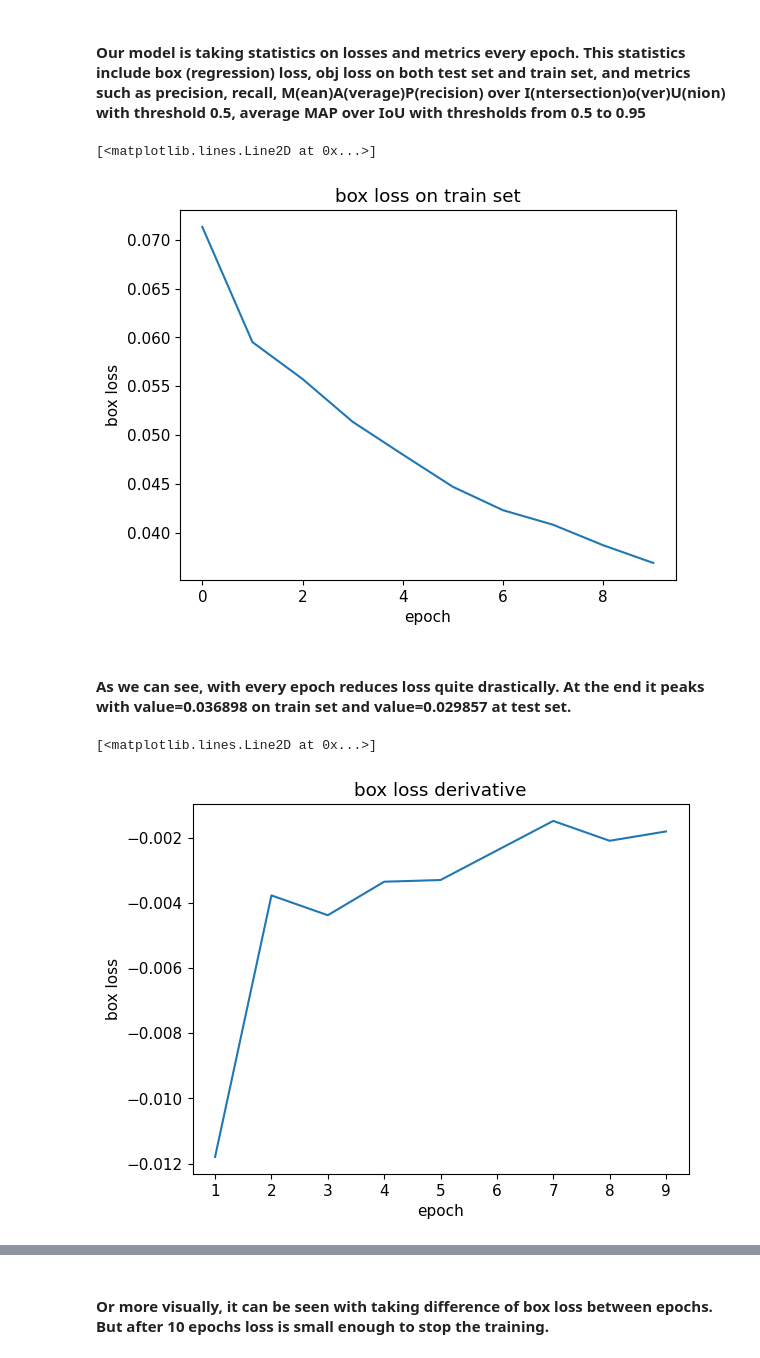
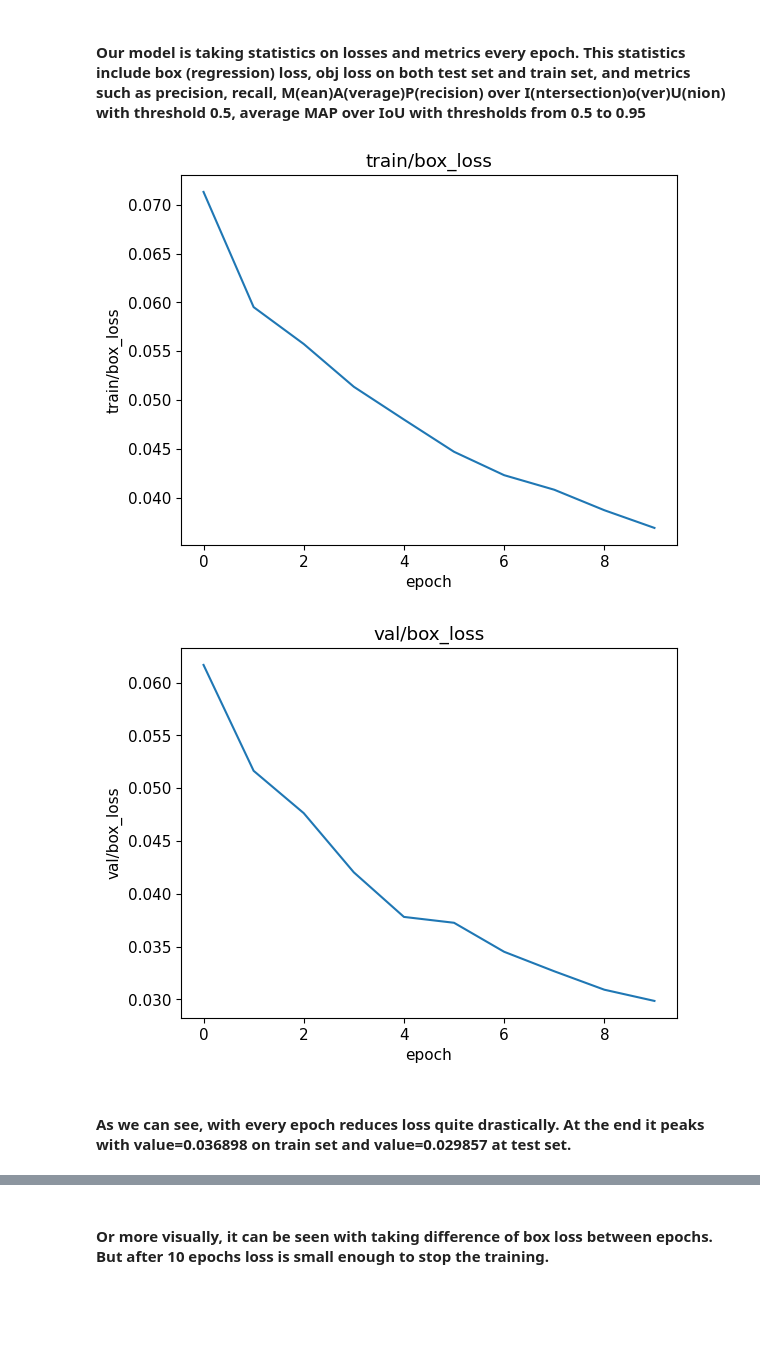
Before and after one commit to Sh41lD4n1n/computer-vision-project, a Jupyter notebook: analysis/analysis.ipynb, the cells around one changed output, grey strips where cells are left out. Cells and saved outputs as stored; diff of their text form; code cells hidden in the pictures; blank space fills up the shorter version.

```diff
--- a/analysis/analysis.ipynb
+++ b/analysis/analysis.ipynb
@@ -55,21 +55,16 @@ df
 10 rows × 13 columns
 # %% [markdown]
 #### Our model is taking statistics on losses and metrics every epoch. This statistics include box (regression) loss, obj loss on both test set and train set, and metrics such as precision, recall, M(ean)A(verage)P(recision) over I(ntersection)o(ver)U(nion) with threshold 0.5, average MAP over IoU with thresholds from 0.5 to 0.95
-# %%
-plt.xlabel("epoch")
-plt.ylabel("box loss")
-plt.title('box loss on train set')
-plt.plot(df.index, df['train/box_loss'])
-# %% [output]
-[<matplotlib.lines.Line2D at 0x...>]
-[figure, removed]
+# %%
+for ind, row in df[[column for column in df.columns if column.endswith('box_loss')]].items():
+    plt.figure()
+    plt.xlabel("epoch")
+    plt.ylabel(str(ind))
+    plt.plot(df.index, row)
+    plt.title(str(ind))
+plt.show()
+# %% [output]
+[figure, added]
+[figure, added]
 # %% [markdown]
 #### As we can see, with every epoch reduces loss quite drastically. At the end it peaks with value=0.036898 on train set and value=0.029857 at test set.
-# %%
-plt.xlabel("epoch")
-plt.ylabel("box loss")
-plt.title('box loss derivative')
-plt.plot(df.index, df['train/box_loss'].diff())
-# %% [output]
-[<matplotlib.lines.Line2D at 0x...>]
-[figure, removed]
```
Also changed, not shown: parts of 11 cells of this notebook.
